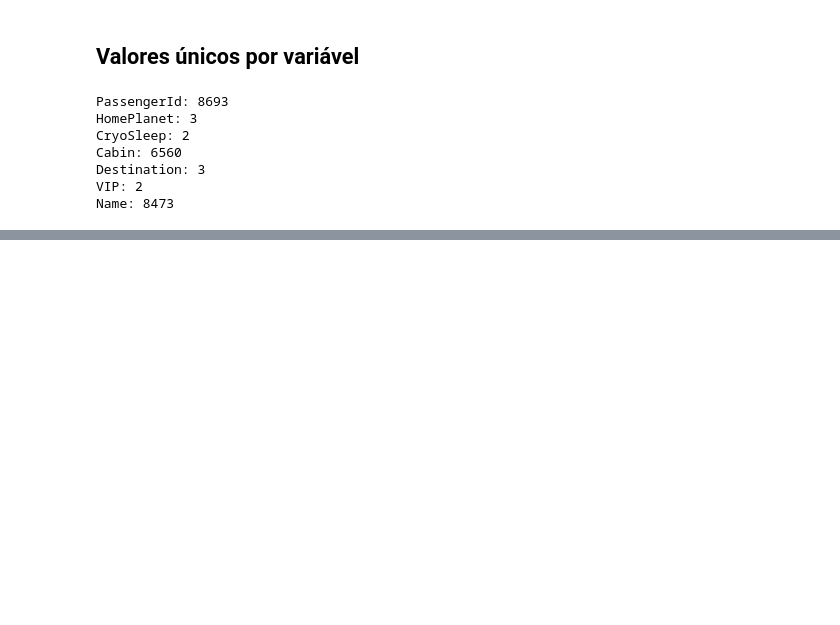
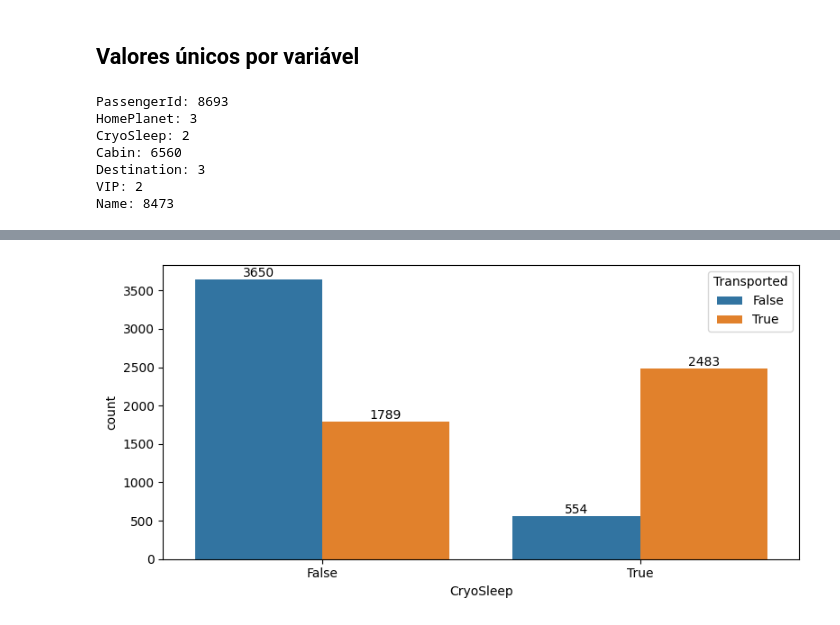
Before and after one commit to eduuardohm/Spaceship-Titanic-Competition, a Jupyter notebook: notebooks/01_exploratory_analysis.ipynb, the cells around one changed output, grey strips where cells are left out. Saved outputs shown, nothing was run; the diff lists cells and outputs as text; code cells hidden in the pictures; blank space fills up the shorter version.

```diff
--- a/notebooks/01_exploratory_analysis.ipynb
+++ b/notebooks/01_exploratory_analysis.ipynb
@@ -79,0 +200,13 @@ Name: 8473
+# %%
+ax = sns.countplot(
+    data=df,
+    x='CryoSleep',
+    hue='Transported',
+)
+
+for container in ax.containers:
+    ax.bar_label(container)
+
+plt.show()
+# %% [output]
+[figure, added]
```
Also changed, not shown: parts of 27 cells of this notebook.
